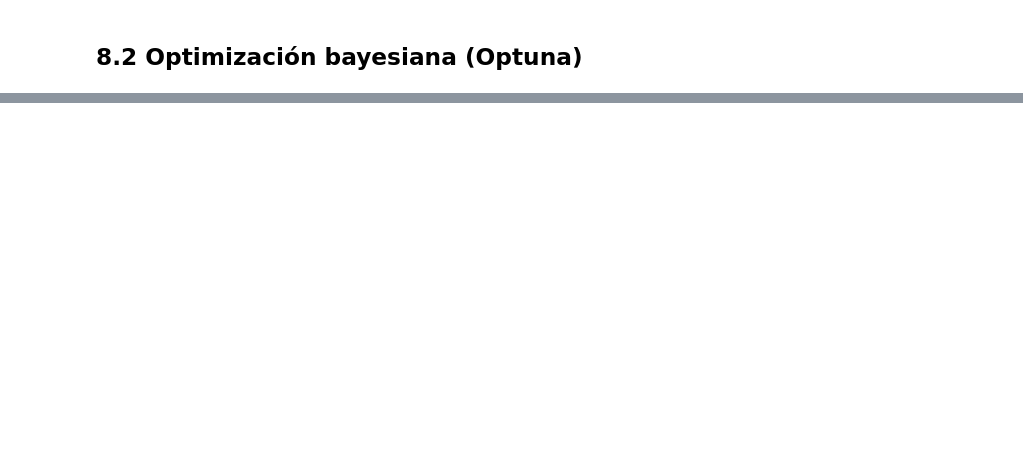
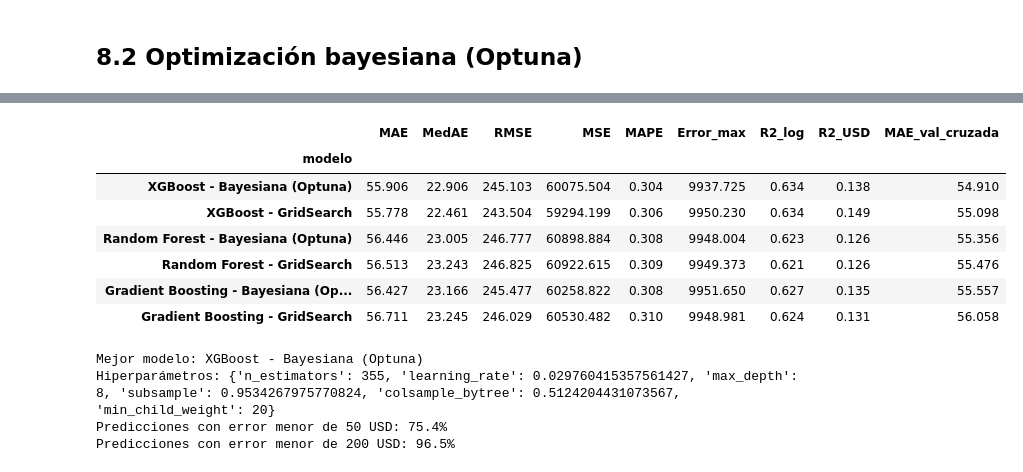
Before and after one commit to ilc2308/AIRBNB_streamlit, a Jupyter notebook: notebooks/Modelo_Airbnb_NYC.ipynb, the cells around one changed output, grey strips where cells are left out. Saved outputs shown, nothing was run; the diff lists cells and outputs as text; code cells hidden in the pictures; blank space fills up the shorter version.

```diff
--- a/notebooks/Modelo_Airbnb_NYC.ipynb
+++ b/notebooks/Modelo_Airbnb_NYC.ipynb
@@ -609,10 +435,0 @@ Los 6 modelos ajustados (3 modelos × 2 técnicas) se evalúan con el conjunto d
-# %%
-filas = []
-for nombre, modelo in modelos_ajustados.items():
-    medidas = calcular_medidas(y_test, modelo.predict(X_test))
-    medidas['modelo'] = nombre
-    medidas['MAE_val_cruzada'] = mae_cv[nombre]
-    filas.append(medidas)
-
-tabla_test = pd.DataFrame(filas).set_index('modelo').sort_values('MAE_val_cruzada')
-tabla_test.round(3)
@@ -775,0 +436,20 @@ files.download('modelo_final_airbnb.pkl')
+# %%
+for nombre in mejores:
+    inicio = time.time()
+
+    def objetivo(trial):
+        pipe = construir_pipeline(espacio(nombre, trial))
+        return -cross_val_score(pipe, X_train, y_train, cv=kfold3, scoring='neg_mean_absolute_error').mean()
+
+    estudio = optuna.create_study(direction='minimize', sampler=optuna.samplers.TPESampler(seed=42))
+    estudio.optimize(objetivo, n_trials=intentos.get(nombre, 20))
+
+    clave = f'{nombre} - Bayesiana (Optuna)'
+    mejor_intento = optuna.trial.FixedTrial(estudio.best_params)
+    modelo = construir_pipeline(espacio(nombre, mejor_intento))
+    modelo.fit(X_train, y_train)
+    modelos_ajustados[clave] = modelo
+    mae_cv[clave] = estudio.best_value
+    parametros_finales[clave] = estudio.best_params
+    print(f'{clave}: MAE CV = {mae_cv[clave]:.2f} USD | {len(estudio.trials)} intentos | {time.time() - inicio:.0f} s')
+    print('   ', estudio.best_params)
@@ -775,0 +484,48 @@ files.download('modelo_final_airbnb.pkl')
+# %%
+filas = []
+for nombre, modelo in modelos_ajustados.items():
+    medidas_test = calcular_medidas(y_test, modelo.predict(X_test))
+    medidas_test['modelo'] = nombre
+    medidas_test['MAE_val_cruzada'] = mae_cv[nombre]
+    filas.append(medidas_test)
+
+tabla_test = pd.DataFrame(filas).set_index('modelo').sort_values('MAE_val_cruzada')
+tabla_test.round(3)
+# %% [output]
+|  | MAE | MedAE | RMSE | MSE | MAPE | Error_max | R2_log | R2_USD | MAE_val_cruzada |
+| modelo |  |  |  |  |  |  |  |  |  |
+| XGBoost - Bayesiana (Optuna) | 55.906 | 22.906 | 245.103 | 60075.504 | 0.304 | 9937.725 | 0.634 | 0.138 | 54.910 |
+| XGBoost - GridSearch | 55.778 | 22.461 | 243.504 | 59294.199 | 0.306 | 9950.230 | 0.634 | 0.149 | 55.098 |
+| Random Forest - Bayesiana (Optuna) | 56.446 | 23.005 | 246.777 | 60898.884 | 0.308 | 9948.004 | 0.623 | 0.126 | 55.356 |
+| Random Forest - GridSearch | 56.513 | 23.243 | 246.825 | 60922.615 | 0.309 | 9949.373 | 0.621 | 0.126 | 55.476 |
+| Gradient Boosting - Bayesiana (Op... | 56.427 | 23.166 | 245.477 | 60258.822 | 0.308 | 9951.650 | 0.627 | 0.135 | 55.557 |
+| Gradient Boosting - GridSearch | 56.711 | 23.245 | 246.029 | 60530.482 | 0.310 | 9948.981 | 0.624 | 0.131 | 56.058 |
+# %%
+mejor = tabla_test.index[0]
+modelo_final = modelos_ajustados[mejor]
+pred_test = modelo_final.predict(X_test)
+print('Mejor modelo:', mejor)
+print('Hiperparámetros:', parametros_finales[mejor])
+
+fig, ax = plt.subplots(1, 2, figsize=(14, 5))
+ax[0].scatter(y_test, pred_test, s=3, alpha=0.3)
+ax[0].plot([10, 10000], [10, 10000], 'r--')
+ax[0].set_xscale('log')
+ax[0].set_yscale('log')
+ax[0].set_xlabel('Precio real (USD, escala log)')
+ax[0].set_ylabel('Precio predicho (USD, escala log)')
+ax[0].set_title('Real vs. predicho (30 % de prueba)')
+ax[1].hist((pred_test - y_test).clip(-400, 400), bins=80)
+ax[1].set_xlabel('Error de predicción (USD, recortado a ±400)')
+ax[1].set_title('Distribución de los errores')
+plt.tight_layout()
+plt.show()
+
+error_abs = np.abs(pred_test - y_test)
+print(f'Predicciones con error menor de 50 USD: {(error_abs < 50).mean():.1%}')
+print(f'Predicciones con error menor de 200 USD: {(error_abs < 200).mean():.1%}')
+# %% [output]
+Mejor modelo: XGBoost - Bayesiana (Optuna)
+Hiperparámetros: {'n_estimators': 355, 'learning_rate': 0.029760415357561427, 'max_depth': 8, 'subsample': 0.9534267975770824, 'colsample_bytree': 0.5124204431073567, 'min_child_weight': 20}
+Predicciones con error menor de 50 USD: 75.4%
+Predicciones con error menor de 200 USD: 96.5%
```
Also changed, not shown: parts of 75 cells of this notebook, 10 other files.
